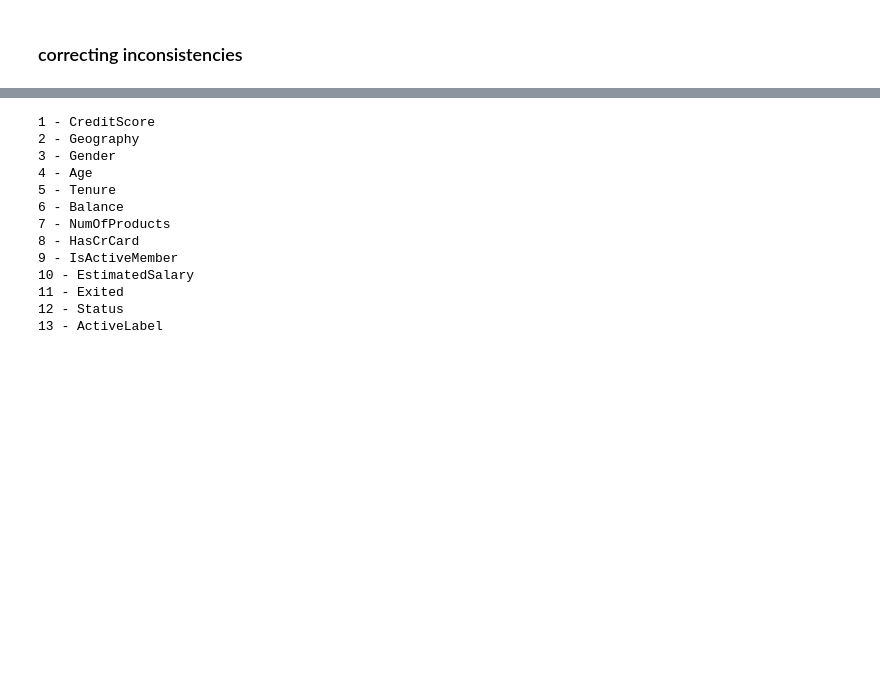
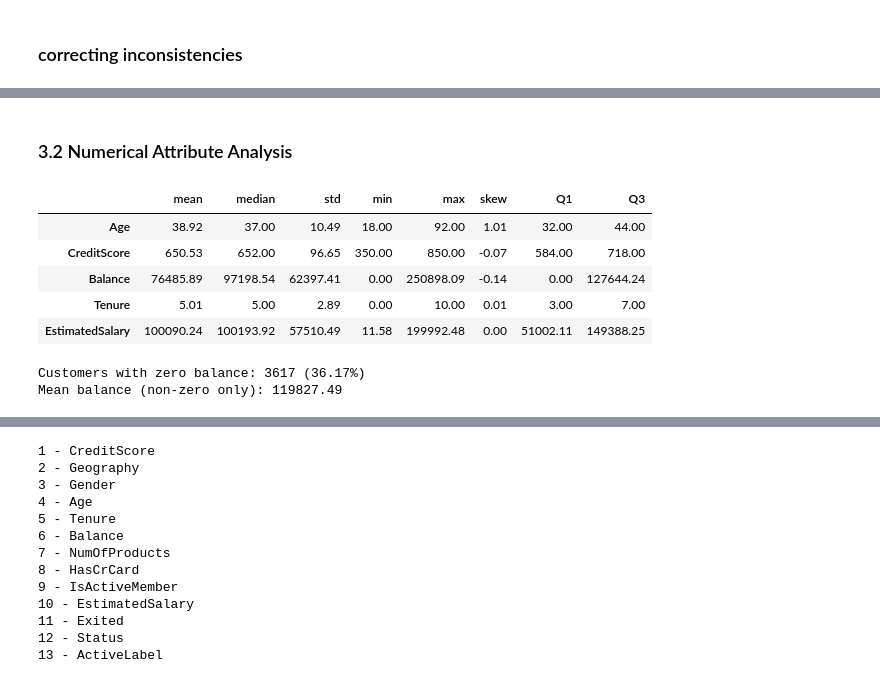
Before and after one commit to Alishba-code-cmyk/Banking-customer-churn-analysis-, a Jupyter notebook: notebooks/Banking_Customer_Churn_Analysis.ipynb, the cells around one changed output, grey strips where cells are left out. Drawn from its saved outputs; the diff is of its cells as text; code cells hidden in the pictures; blank space fills up the shorter version.

```diff
--- a/notebooks/Banking_Customer_Churn_Analysis.ipynb
+++ b/notebooks/Banking_Customer_Churn_Analysis.ipynb
@@ -195,0 +321,21 @@ dtype: object
+# %% [markdown]
+### 3.2 Numerical Attribute Analysis
+# %%
+num_cols = ["Age", "CreditScore", "Balance", "Tenure", "EstimatedSalary"]
+stats = df[num_cols].agg(["mean", "median", "std", "min", "max", "skew"]).T.round(2)
+stats["Q1"] = df[num_cols].quantile(0.25).round(2)
+stats["Q3"] = df[num_cols].quantile(0.75).round(2)
+display(stats)
+
+zero_bal = (df["Balance"] == 0).sum()
+print(f"Customers with zero balance: {zero_bal} ({zero_bal / len(df) * 100:.2f}%)")
+print("Mean balance (non-zero only):", round(df.loc[df["Balance"] > 0, "Balance"].mean(), 2))
+# %% [output]
+|  | mean | median | std | min | max | skew | Q1 | Q3 |
+| Age | 38.92 | 37.00 | 10.49 | 18.00 | 92.00 | 1.01 | 32.00 | 44.00 |
+| CreditScore | 650.53 | 652.00 | 96.65 | 350.00 | 850.00 | -0.07 | 584.00 | 718.00 |
+| Balance | 76485.89 | 97198.54 | 62397.41 | 0.00 | 250898.09 | -0.14 | 0.00 | 127644.24 |
+| Tenure | 5.01 | 5.00 | 2.89 | 0.00 | 10.00 | 0.01 | 3.00 | 7.00 |
+| EstimatedSalary | 100090.24 | 100193.92 | 57510.49 | 11.58 | 199992.48 | 0.00 | 51002.11 | 149388.25 |
+Customers with zero balance: 3617 (36.17%)
+Mean balance (non-zero only): 119827.49
```
Also changed, not shown: parts of 16 cells of this notebook.
